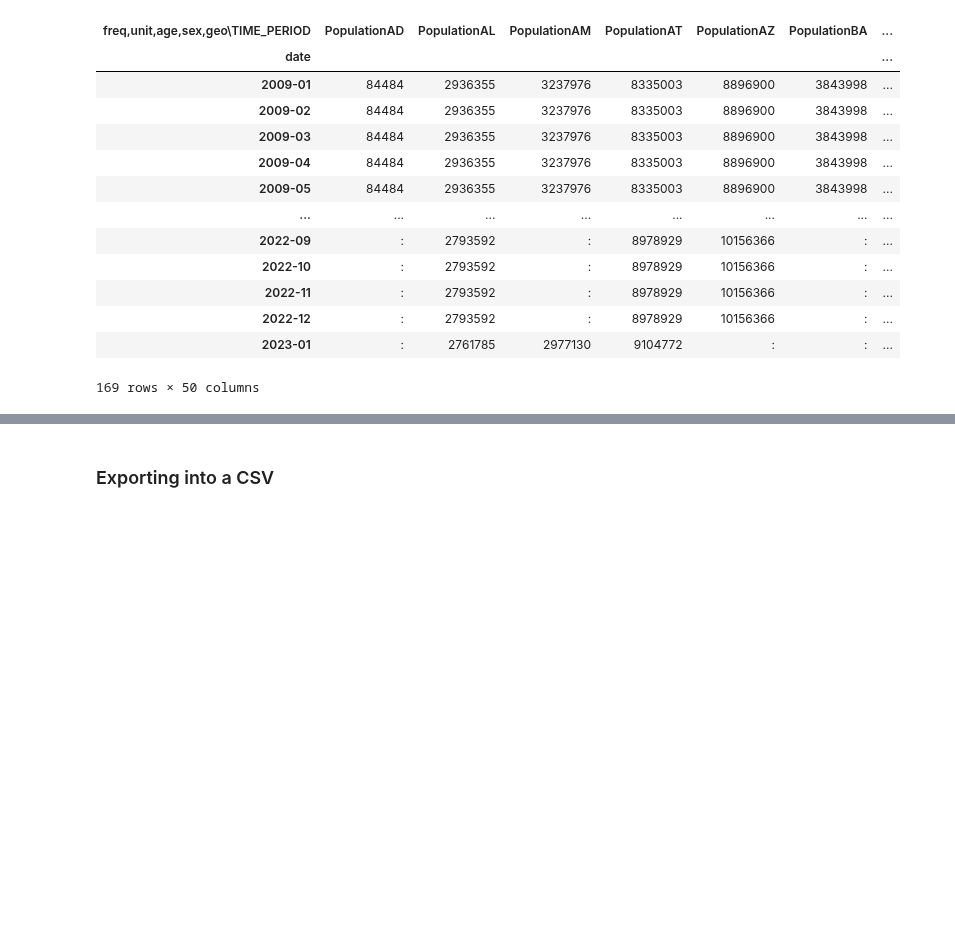
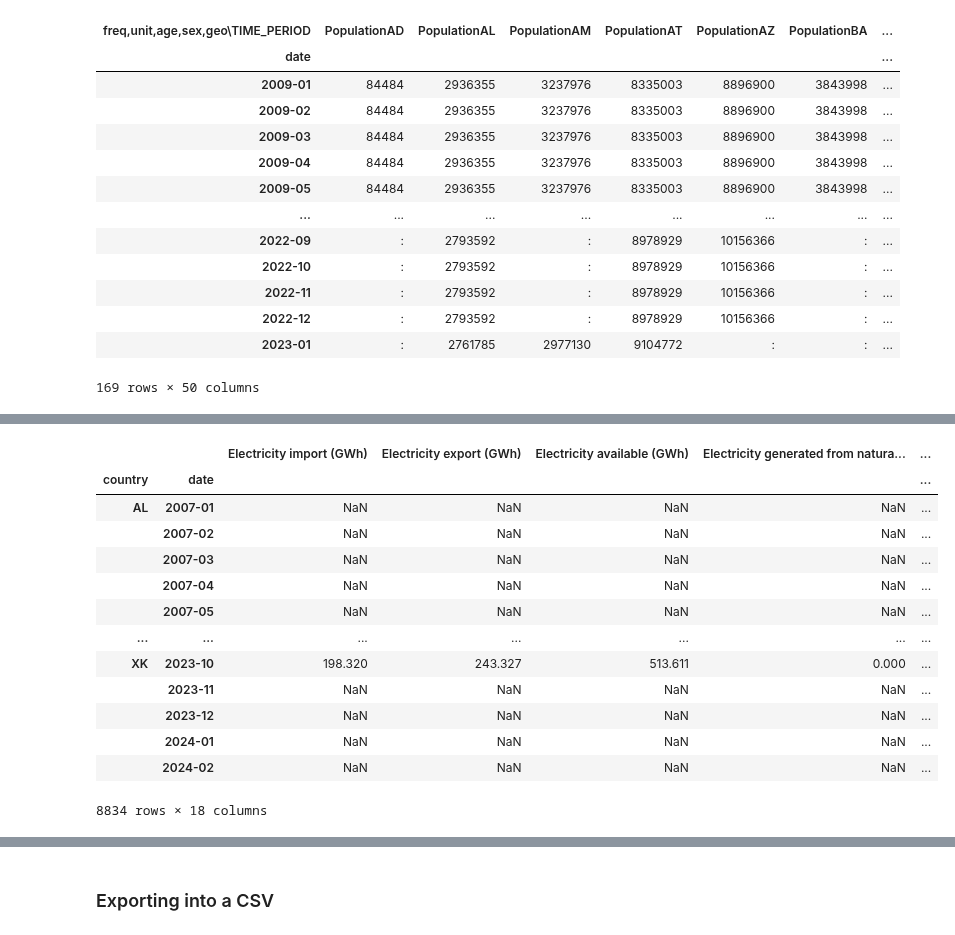
Before and after one commit to gaya22/Project_3_SEne, a Jupyter notebook: raw_df_for_features/cleaning_eurostat_files.ipynb, the cells around one changed output, grey strips where cells are left out. Cells and saved outputs as stored; diff of their text form; code cells hidden in the pictures; blank space fills up the shorter version.

Commit message:
e dio (io) fece le temperature

```diff
--- a/raw_df_for_features/cleaning_eurostat_files.ipynb
+++ b/raw_df_for_features/cleaning_eurostat_files.ipynb
@@ -929,23 +1039,65 @@ display(df_mt.head)
 # %%
-average_temp = pd.DataFrame(0, index=mi, columns=['Average Temperature (°C)'])
+
 
 for i in country_mapping:
 
     if i in df_mt.columns:
             for j in df_mt.index:
 
 
                 s.loc[(i, j), 'Average Temperature (°C)'] = float(df_mt.loc[j,i])
 
     else:
         s.loc[(i,j), 'Average Temperature (°C)'] = ':'
 
 
+for i in country_mapping:
+    if i in df_mt.columns:
+        for j in df_mt.index:
+            # Check if the index 'j' exists in DataFrame 's'
+            if (i, j) in s.index:
+                # Convert the value to float and assign it to 's'
+                s.loc[(i, j), 'Average Temperature (°C)'] = float(df_mt.loc[j, i])
+            else:
+                # Handle the case where the index 'j' does not exist in DataFrame 's'
+                # This may happen if 'j' exists in df_mt but not in s
+                pass
+    else:
+        # Assign ':' to 's' if the column 'i' does not exist in df_mt
+        for j in df_mt.index:
+            s.loc[(i, j), 'Average Temperature (°C)'] = ':'
 
 
+
+
+
+
+
+
+
+
+
+
+
+s.replace('n', np.nan, inplace=True)
 
 s.replace(':', np.nan, inplace=True)
 
 #s = pd.merge(s, average_temp, left_index=True, right_index=True)
 
 display(s)
+# %% [output]
+|  |  | Electricity import (GWh) | Electricity export (GWh) | Electricity available (GWh) | Electricity generated from natura... | ... |
+| country | date |  |  |  |  | ... |
+| AL | 2007-01 | NaN | NaN | NaN | NaN | ... |
+|  | 2007-02 | NaN | NaN | NaN | NaN | ... |
+|  | 2007-03 | NaN | NaN | NaN | NaN | ... |
+|  | 2007-04 | NaN | NaN | NaN | NaN | ... |
+|  | 2007-05 | NaN | NaN | NaN | NaN | ... |
+| ... | ... | ... | ... | ... | ... | ... |
+| XK | 2023-10 | 198.320 | 243.327 | 513.611 | 0.000 | ... |
+|  | 2023-11 | NaN | NaN | NaN | NaN | ... |
+|  | 2023-12 | NaN | NaN | NaN | NaN | ... |
+|  | 2024-01 | NaN | NaN | NaN | NaN | ... |
+|  | 2024-02 | NaN | NaN | NaN | NaN | ... |
+8834 rows × 18 columns
```
Also changed, not shown: parts of 15 cells of this notebook, 2 other files.
